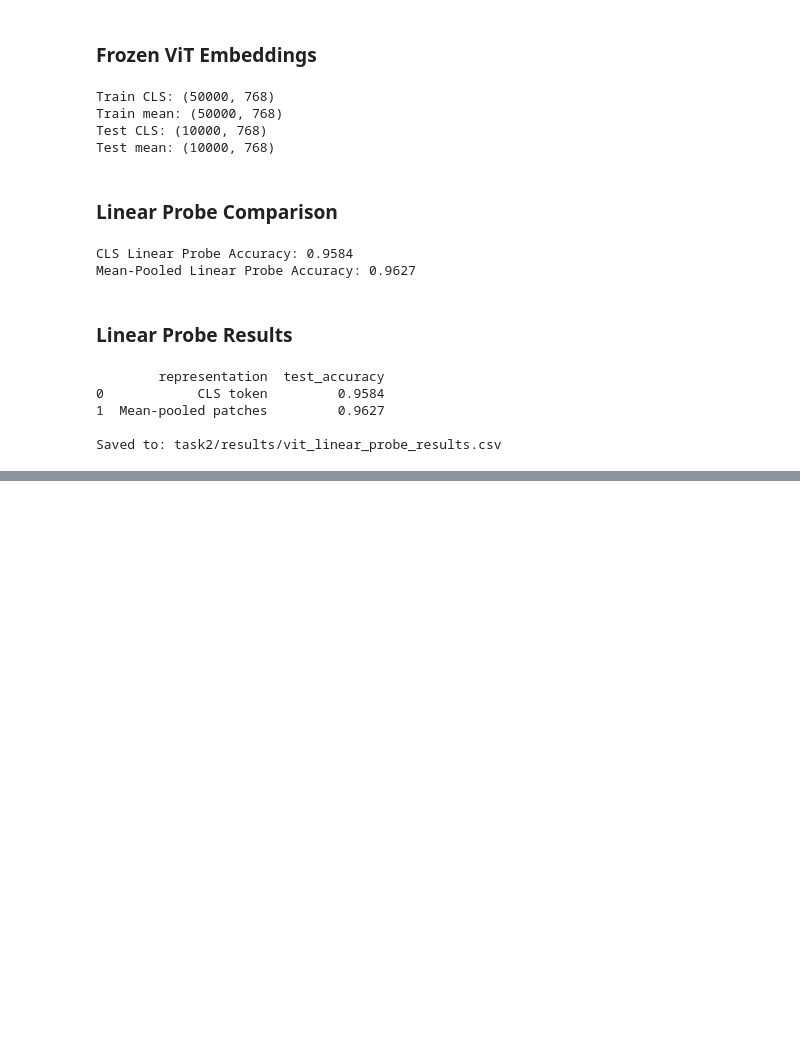
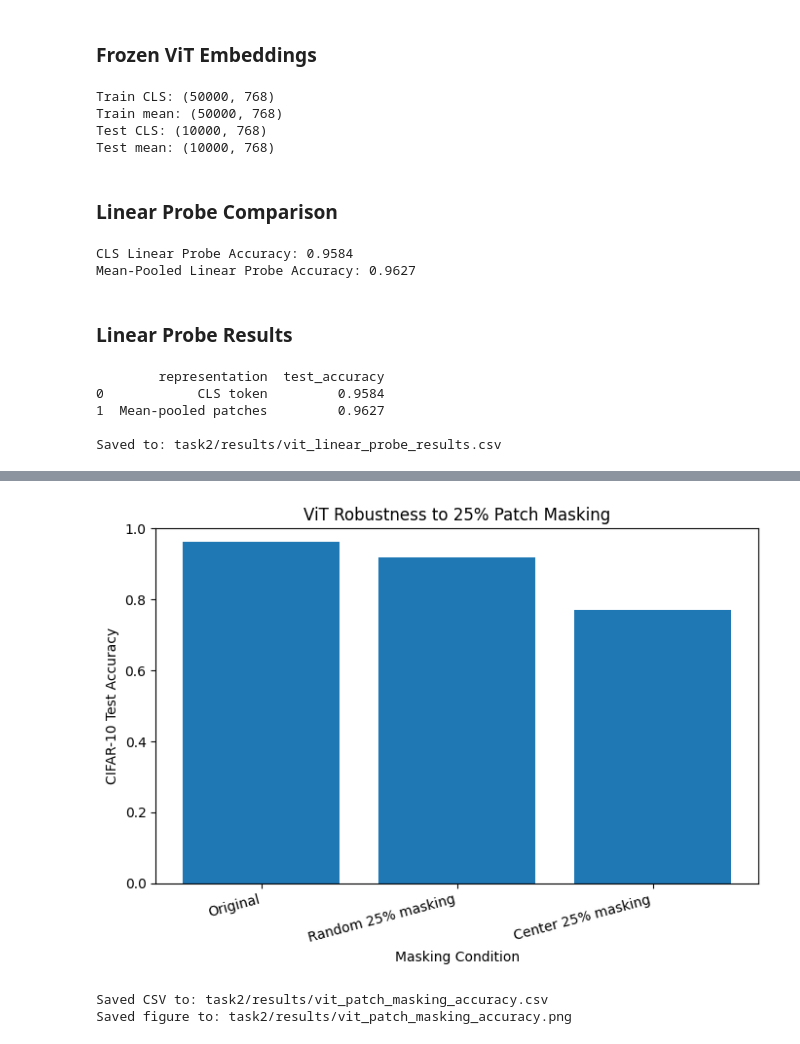
Before and after one commit to sohauv/atml_pa0, a Jupyter notebook: task2/task2.ipynb, the cells around one changed output, grey strips where cells are left out. Saved outputs shown, nothing was run; the diff lists cells and outputs as text; code cells hidden in the pictures; blank space fills up the shorter version.

Commit message:
Complete ViT masking analysis and add report figure

```diff
--- a/task2/task2.ipynb
+++ b/task2/task2.ipynb
@@ -844,0 +1022,20 @@ Saved to: task2/results/vit_linear_probe_results.csv
+# %%
+random_mask_mean, random_mask_labels = (
+    extract_masked_mean_embeddings(
+        model,
+        test_loader_vit,
+        masking_strategy="random",
+    )
+)
+
+center_mask_mean, center_mask_labels = (
+    extract_masked_mean_embeddings(
+        model,
+        test_loader_vit,
+        masking_strategy="center",
+    )
+)
+
+
+print("Random-mask features:", random_mask_mean.shape)
+print("Center-mask features:", center_mask_mean.shape)
@@ -844,0 +1146,55 @@ Saved to: task2/results/vit_linear_probe_results.csv
+# %%
+plt.figure(figsize=(7, 5))
+
+plt.bar(
+    masking_accuracy_results["condition"],
+    masking_accuracy_results["test_accuracy"],
+)
+
+plt.ylabel("CIFAR-10 Test Accuracy")
+plt.xlabel("Masking Condition")
+
+plt.title(
+    "ViT Robustness to 25% Patch Masking"
+)
+
+plt.ylim(
+    0,
+    1.0,
+)
+
+plt.xticks(
+    rotation=15,
+    ha="right",
+)
+
+plt.tight_layout()
+
+
+masking_accuracy_fig_path = (
+    RESULTS_DIR /
+    "vit_patch_masking_accuracy.png"
+)
+
+plt.savefig(
+    masking_accuracy_fig_path,
+    dpi=200,
+    bbox_inches="tight",
+)
+
+plt.show()
+
+
+print(
+    "Saved CSV to:",
+    masking_accuracy_path,
+)
+
+print(
+    "Saved figure to:",
+    masking_accuracy_fig_path,
+)
+# %% [output]
+[figure, added]
+Saved CSV to: task2/results/vit_patch_masking_accuracy.csv
+Saved figure to: task2/results/vit_patch_masking_accuracy.png
```
Also changed, not shown: parts of 6 cells of this notebook, 3 other files.
